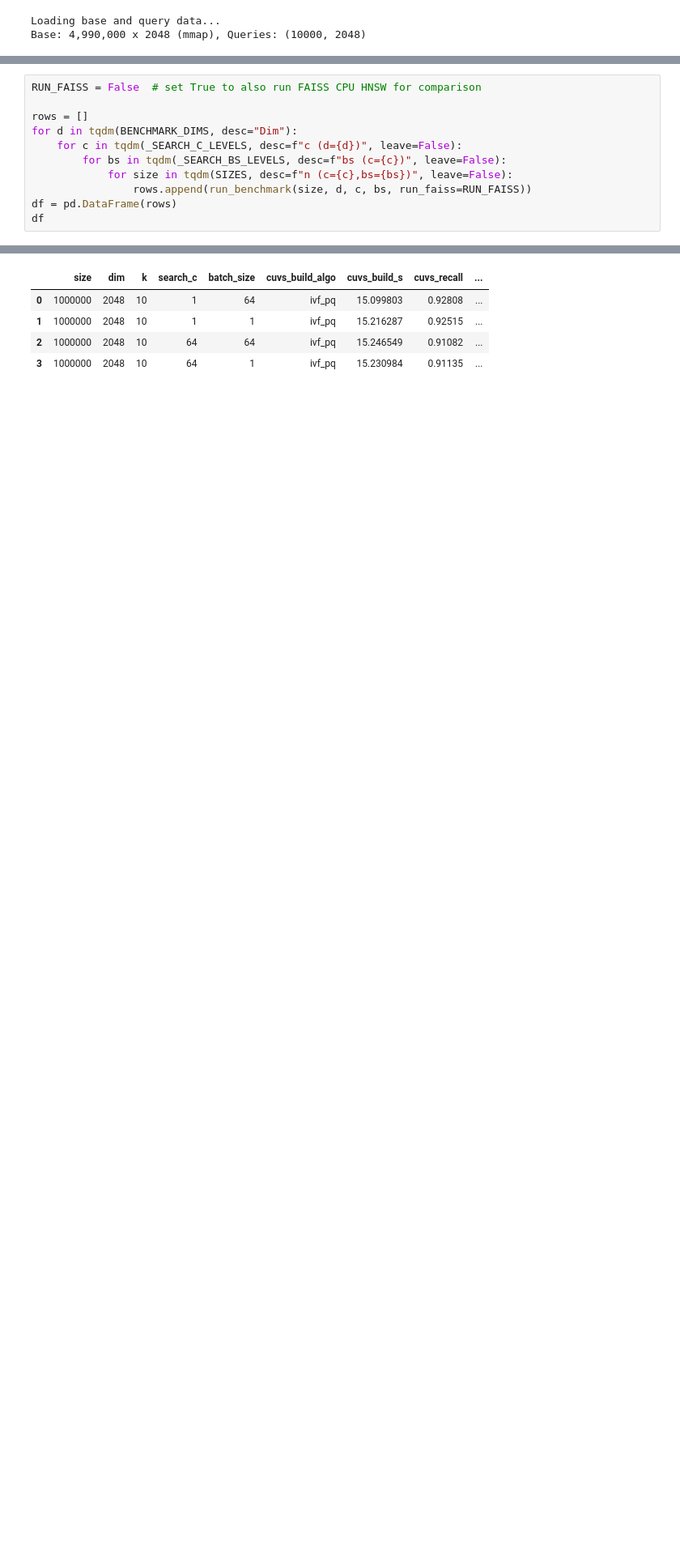
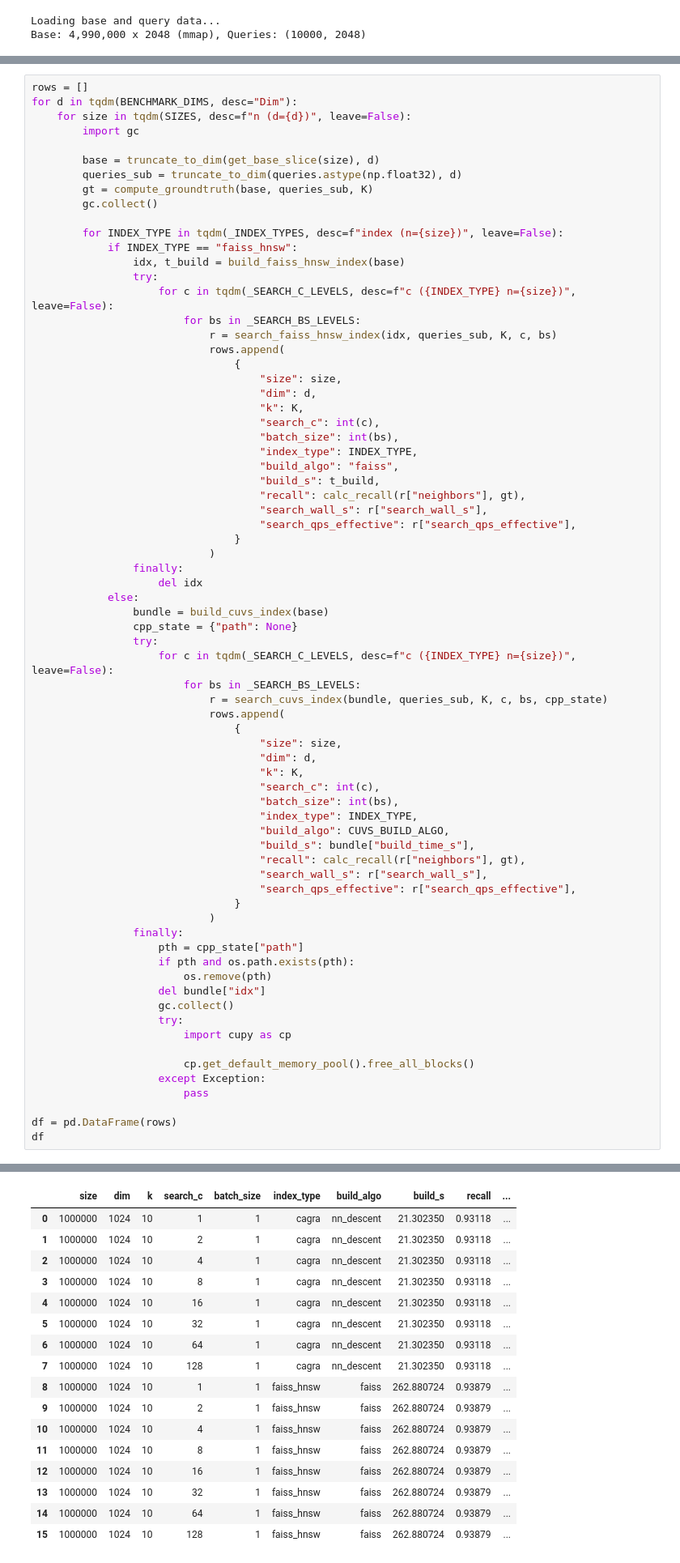
Before and after one commit to ManasSingh12345/cuvs-search-bench, a Jupyter notebook: index_size_analysis.ipynb, the cells around one changed output, grey strips where cells are left out. Shown at 81% size. Drawn from its saved outputs; the diff is of its cells as text; blank space fills up the shorter version.

```diff
--- a/index_size_analysis.ipynb
+++ b/index_size_analysis.ipynb
@@ -334,12 +411,73 @@ def run_benchmark(size, d, c, bs, run_faiss=False):
 # %%
-RUN_FAISS = False  # set True to also run FAISS CPU HNSW for comparison
-
 rows = []
 for d in tqdm(BENCHMARK_DIMS, desc="Dim"):
-    for c in tqdm(_SEARCH_C_LEVELS, desc=f"c (d={d})", leave=False):
-        for bs in tqdm(_SEARCH_BS_LEVELS, desc=f"bs (c={c})", leave=False):
-            for size in tqdm(SIZES, desc=f"n (c={c},bs={bs})", leave=False):
-                rows.append(run_benchmark(size, d, c, bs, run_faiss=RUN_FAISS))
+    for size in tqdm(SIZES, desc=f"n (d={d})", leave=False):
+        import gc
+
+        base = truncate_to_dim(get_base_slice(size), d)
+        queries_sub = truncate_to_dim(queries.astype(np.float32), d)
+        gt = compute_groundtruth(base, queries_sub, K)
+        gc.collect()
+
+        for INDEX_TYPE in tqdm(_INDEX_TYPES, desc=f"index (n={size})", leave=False):
+            if INDEX_TYPE == "faiss_hnsw":
+                idx, t_build = build_faiss_hnsw_index(base)
+                try:
+                    for c in tqdm(_SEARCH_C_LEVELS, desc=f"c ({INDEX_TYPE} n={size})", leave=False):
+                        for bs in _SEARCH_BS_LEVELS:
+                            r = search_faiss_hnsw_index(idx, queries_sub, K, c, bs)
+                            rows.append(
+                                {
+                                    "size": size,
+                                    "dim": d,
+                                    "k": K,
+                                    "search_c": int(c),
+                                    "batch_size": int(bs),
+                                    "index_type": INDEX_TYPE,
+                                    "build_algo": "faiss",
+                                    "build_s": t_build,
+                                    "recall": calc_recall(r["neighbors"], gt),
+                                    "search_wall_s": r["search_wall_s"],
+                                    "search_qps_effective": r["search_qps_effective"],
+                                }
+                            )
+                finally:
+                    del idx
+            else:
+                bundle = build_cuvs_index(base)
+                cpp_state = {"path": None}
+                try:
+                    for c in tqdm(_SEARCH_C_LEVELS, desc=f"c ({INDEX_TYPE} n={size})", leave=False):
+                        for bs in _SEARCH_BS_LEVELS:
+                            r = search_cuvs_index(bundle, queries_sub, K, c, bs, cpp_state)
+                            rows.append(
+                                {
+                                    "size": size,
+                                    "dim": d,
+                                    "k": K,
+                                    "search_c": int(c),
+                                    "batch_size": int(bs),
+                                    "index_type": INDEX_TYPE,
+                                    "build_algo": CUVS_BUILD_ALGO,
+                                    "build_s": bundle["build_time_s"],
+                                    "recall": calc_recall(r["neighbors"], gt),
+                                    "search_wall_s": r["search_wall_s"],
+                                    "search_qps_effective": r["search_qps_effective"],
+                                }
+                            )
+                finally:
+                    pth = cpp_state["path"]
+                    if pth and os.path.exists(pth):
+                        os.remove(pth)
+                    del bundle["idx"]
+                    gc.collect()
+                    try:
+                        import cupy as cp
+
+                        cp.get_default_memory_pool().free_all_blocks()
+                    except Exception:
+                        pass
+
 df = pd.DataFrame(rows)
 df
 # %% [output]
@@ -363,8 +501,20 @@ df
-|  | size | dim | k | search_c | batch_size | cuvs_build_algo | cuvs_build_s | cuvs_recall | ... |
-| 0 | 1000000 | 2048 | 10 | 1 | 64 | ivf_pq | 15.099803 | 0.92808 | ... |
-| 1 | 1000000 | 2048 | 10 | 1 | 1 | ivf_pq | 15.216287 | 0.92515 | ... |
-| 2 | 1000000 | 2048 | 10 | 64 | 64 | ivf_pq | 15.246549 | 0.91082 | ... |
-| 3 | 1000000 | 2048 | 10 | 64 | 1 | ivf_pq | 15.230984 | 0.91135 | ... |
+|  | size | dim | k | search_c | batch_size | index_type | build_algo | build_s | recall | ... |
+| 0 | 1000000 | 1024 | 10 | 1 | 1 | cagra | nn_descent | 21.302350 | 0.93118 | ... |
+| 1 | 1000000 | 1024 | 10 | 2 | 1 | cagra | nn_descent | 21.302350 | 0.93118 | ... |
+| 2 | 1000000 | 1024 | 10 | 4 | 1 | cagra | nn_descent | 21.302350 | 0.93118 | ... |
+| 3 | 1000000 | 1024 | 10 | 8 | 1 | cagra | nn_descent | 21.302350 | 0.93118 | ... |
+| 4 | 1000000 | 1024 | 10 | 16 | 1 | cagra | nn_descent | 21.302350 | 0.93118 | ... |
+| 5 | 1000000 | 1024 | 10 | 32 | 1 | cagra | nn_descent | 21.302350 | 0.93118 | ... |
+| 6 | 1000000 | 1024 | 10 | 64 | 1 | cagra | nn_descent | 21.302350 | 0.93118 | ... |
+| 7 | 1000000 | 1024 | 10 | 128 | 1 | cagra | nn_descent | 21.302350 | 0.93118 | ... |
+| 8 | 1000000 | 1024 | 10 | 1 | 1 | faiss_hnsw | faiss | 262.880724 | 0.93879 | ... |
+| 9 | 1000000 | 1024 | 10 | 2 | 1 | faiss_hnsw | faiss | 262.880724 | 0.93879 | ... |
+| 10 | 1000000 | 1024 | 10 | 4 | 1 | faiss_hnsw | faiss | 262.880724 | 0.93879 | ... |
+| 11 | 1000000 | 1024 | 10 | 8 | 1 | faiss_hnsw | faiss | 262.880724 | 0.93879 | ... |
+| 12 | 1000000 | 1024 | 10 | 16 | 1 | faiss_hnsw | faiss | 262.880724 | 0.93879 | ... |
+| 13 | 1000000 | 1024 | 10 | 32 | 1 | faiss_hnsw | faiss | 262.880724 | 0.93879 | ... |
+| 14 | 1000000 | 1024 | 10 | 64 | 1 | faiss_hnsw | faiss | 262.880724 | 0.93879 | ... |
+| 15 | 1000000 | 1024 | 10 | 128 | 1 | faiss_hnsw | faiss | 262.880724 | 0.93879 | ... |
 # %%
 import matplotlib.pyplot as plt
 
```
Also changed, not shown: parts of 8 cells of this notebook, 5 other files.
